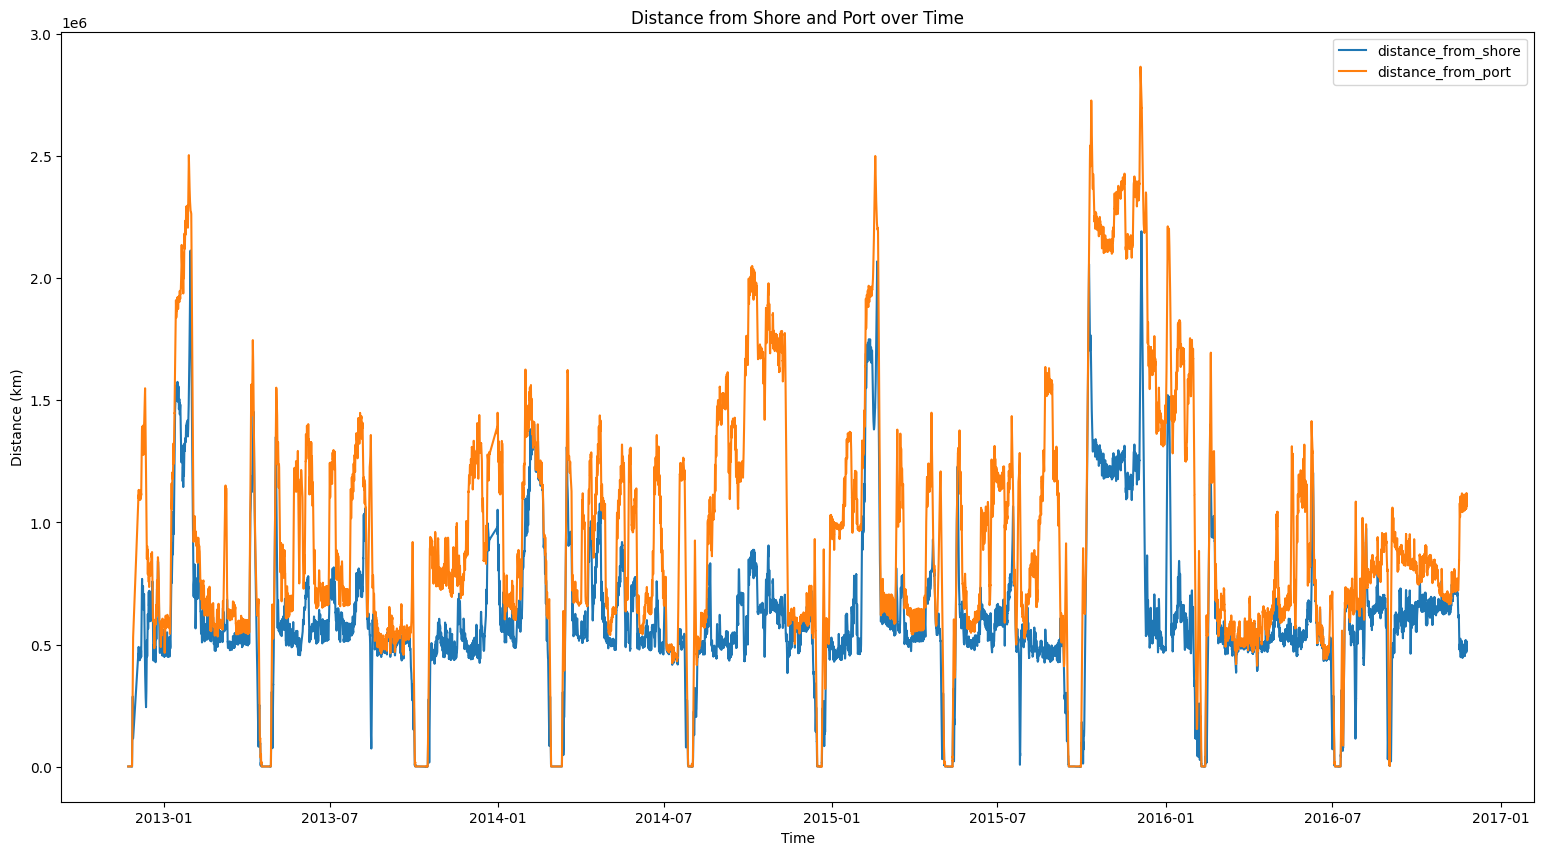
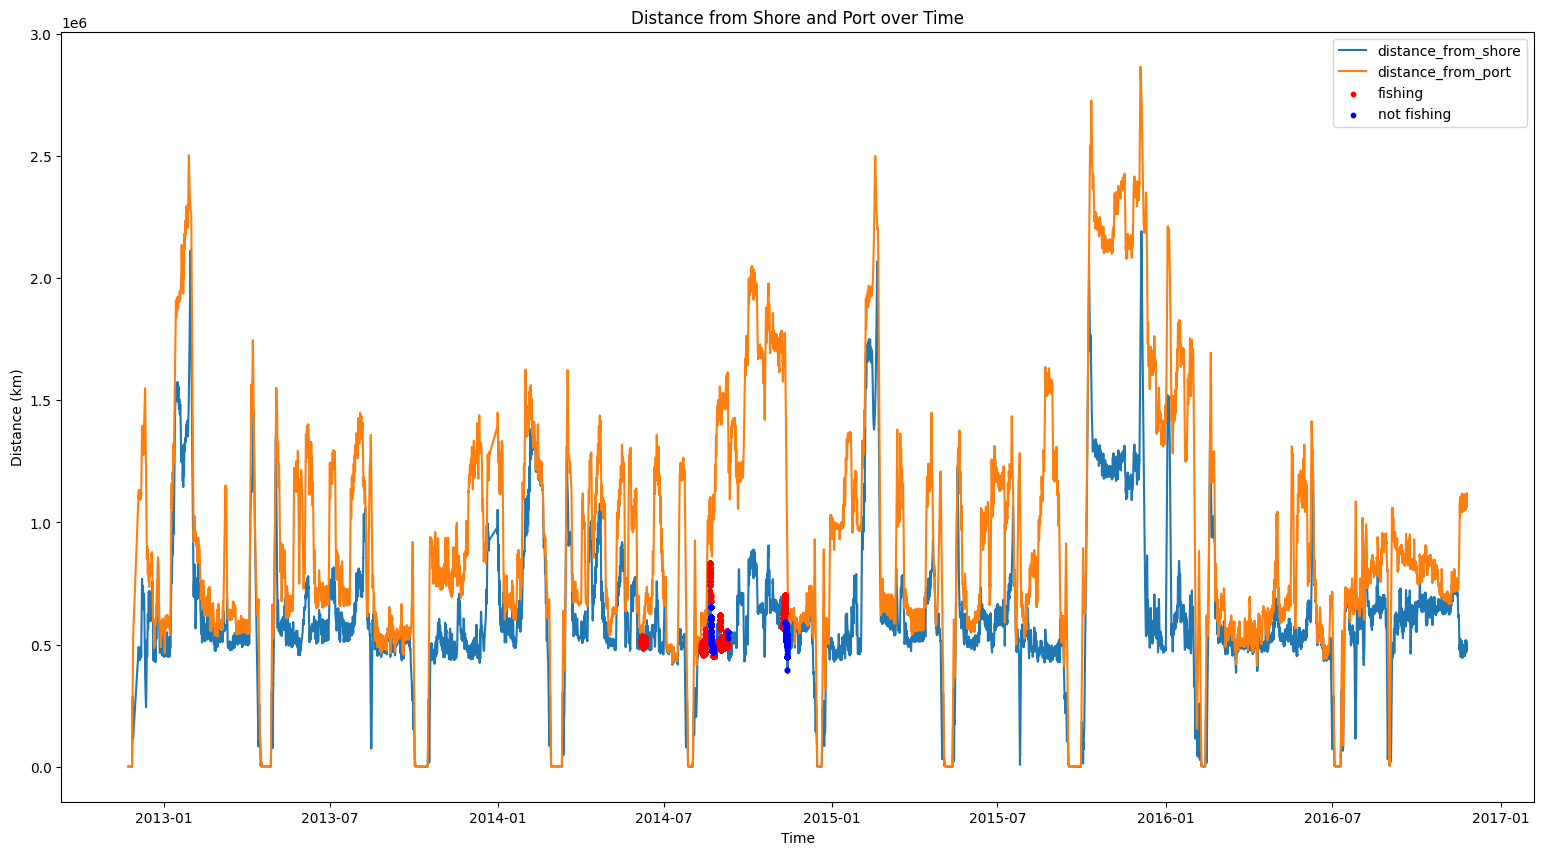
Code edit (unified diff) that turned the first committed figure into the second:
--- before
+++ after
@@ -3,7 +3,16 @@
 import matplotlib.pyplot as plt
 plt.figure(figsize=(19, 10))
-plt.plot(largest_group_df['timestamp'], largest_group_df['distance_from_shore'], label
-='distance_from_shore')
-plt.plot(largest_group_df['timestamp'], largest_group_df['distance_from_port'], label='distance_from_port')
+# plotar de 2014 a 2015
+group = gb.get_group(group_list.index[0])
+# plt.xlim(pd.Timestamp('2014-01-01'), pd.Timestamp('2015-01-31'))
+plt.plot(group['timestamp'], group['distance_from_shore'], label='distance_from_shore')
+plt.plot(group['timestamp'], group['distance_from_port'], label='distance_from_port')
+# adicionar pontos coloridos onde is_fishing
+fishing_points = group[group['is_fishing'] > 0]
+plt.scatter(fishing_points['timestamp'], fishing_points['distance_from_shore'], color='red', label='fishing', zorder=3, s=10)
+not_fishing_points = group[group['is_fishing'] == 0]
+plt.scatter(not_fishing_points['timestamp'], not_fishing_points['distance_from_shore'], color='blue', label='not fishing', zorder=3, s=10)
+
+
 plt.legend()
 plt.title('Distance from Shore and Port over Time')

Commit: Refactor code structure for improved readability and maintainability